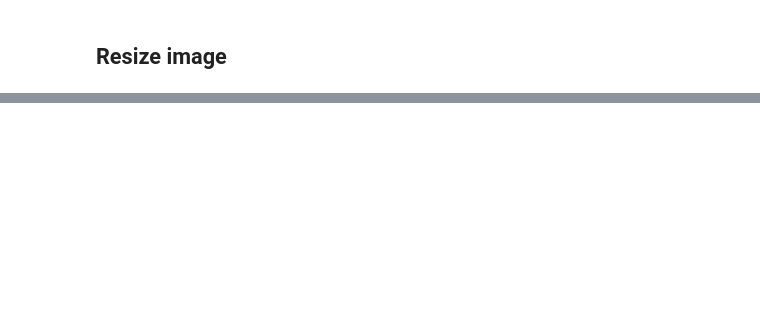
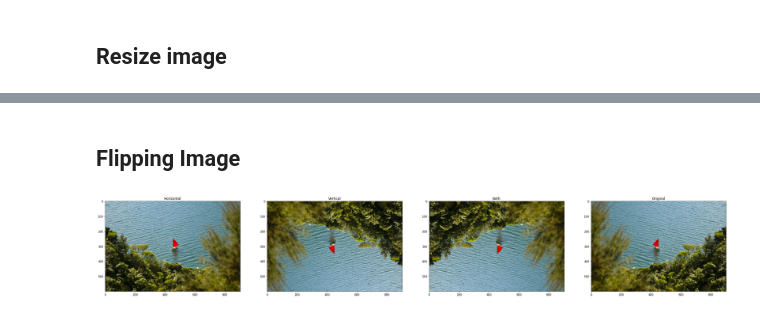
Before and after one commit to theNAFIZ/digital-image-processing-with-opencv, a Jupyter notebook: manipulation.ipynb, the cells around one changed output, grey strips where cells are left out. Cells and saved outputs as stored; diff of their text form; code cells hidden in the pictures; blank space fills up the shorter version.

Commit message:
Image Flip

```diff
--- a/manipulation.ipynb
+++ b/manipulation.ipynb
@@ -37,0 +38,28 @@ plt.imshow(boat_2x)
+# %% [markdown]
+## Flipping Image
+# %%
+hflip = cv2.flip(img, 1) # Flipcode 1 for horizontal shift
+vflip = cv2.flip(img, 0) # Flipcode 0 for vertical shift
+bflip = cv2.flip(img, -1) # Flipcode -1 for both shift
+
+plt.figure(figsize=[40,10])
+
+plt.subplot(141)
+plt.title("Horizontal")
+plt.imshow(hflip)
+
+plt.subplot(142)
+plt.title("Vertical")
+plt.imshow(vflip)
+
+plt.subplot(143)
+plt.title("Both")
+plt.imshow(bflip)
+
+plt.subplot(144)
+plt.title("Original")
+plt.imshow(img)
+
+plt.show()
+# %% [output]
+[figure, added]
```
Also changed, not shown: parts of 2 cells of this notebook.
